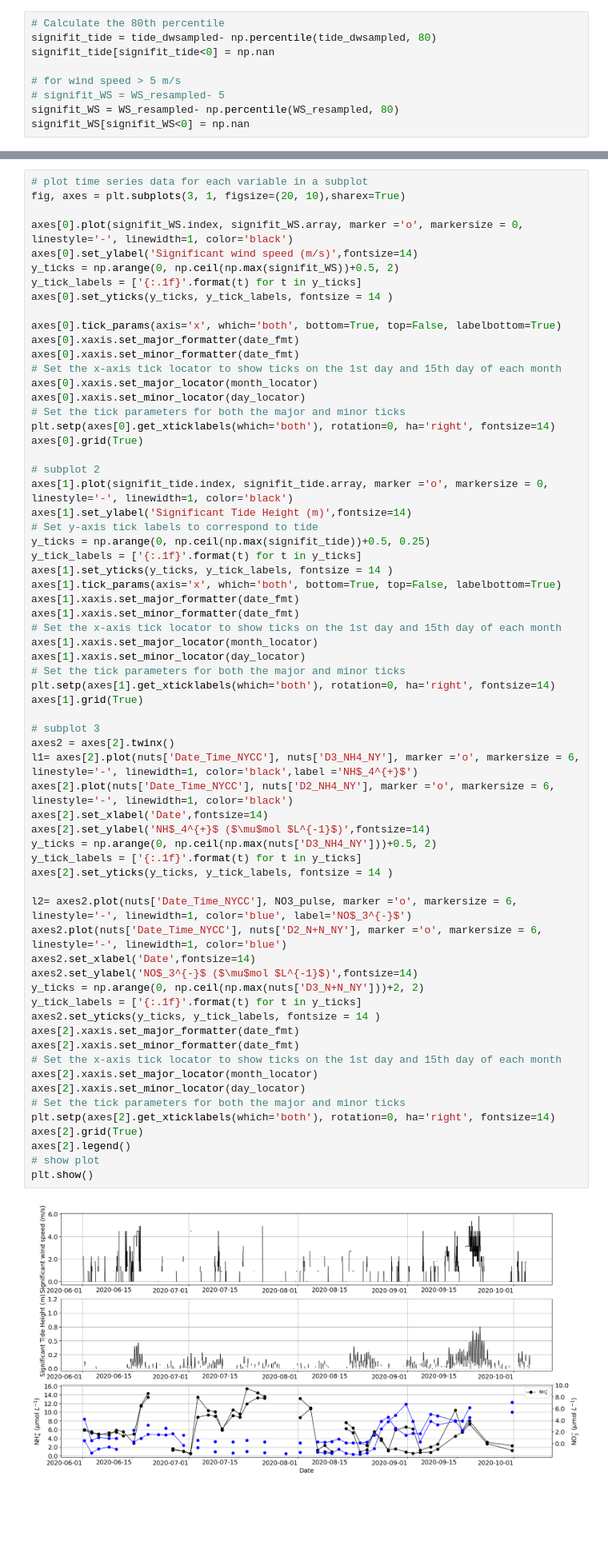
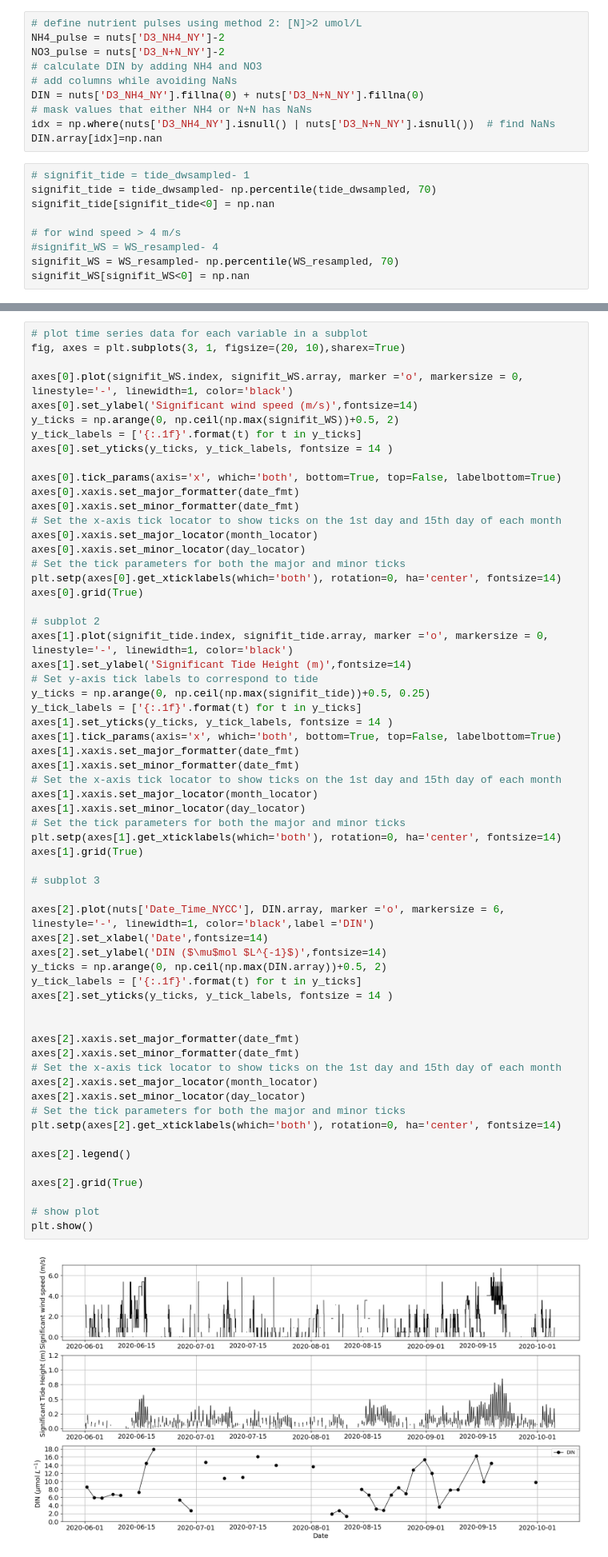
Before and after one commit to Zhu-Yifan/Lafayette_River_Time_Series_Analysis, a Jupyter notebook: notebooks/Wind_Tide_Nutrient_Part01_EDA.ipynb, the cells around one changed output, grey strips where cells are left out. Shown at 80% size. Cells and saved outputs as stored; diff of their text form; blank space fills up the shorter version.

Commit message:
Wind_Tide_Nutrient_EDA

```diff
--- a/notebooks/Wind_Tide_Nutrient_Part01_EDA.ipynb
+++ b/notebooks/Wind_Tide_Nutrient_Part01_EDA.ipynb
@@ -205,9 +295,19 @@ Pearson correlation coefficient between wind direction and tide height: -0.16612
+# %%
+# define nutrient pulses using method 2: [N]>2 umol/L
+NH4_pulse = nuts['D3_NH4_NY']-2
+NO3_pulse = nuts['D3_N+N_NY']-2
+# calculate DIN by adding NH4 and NO3
+# add columns while avoiding NaNs
+DIN = nuts['D3_NH4_NY'].fillna(0) + nuts['D3_N+N_NY'].fillna(0)
+# mask values that either NH4 or N+N has NaNs
+idx = np.where(nuts['D3_NH4_NY'].isnull() | nuts['D3_N+N_NY'].isnull())  # find NaNs
+DIN.array[idx]=np.nan
 # %%
-# Calculate the 80th percentile
-signifit_tide = tide_dwsampled- np.percentile(tide_dwsampled, 80)
+# signifit_tide = tide_dwsampled- 1
+signifit_tide = tide_dwsampled- np.percentile(tide_dwsampled, 70)
 signifit_tide[signifit_tide<0] = np.nan
 
-# for wind speed > 5 m/s
-# signifit_WS = WS_resampled- 5
-signifit_WS = WS_resampled- np.percentile(WS_resampled, 80)
+# for wind speed > 4 m/s
+#signifit_WS = WS_resampled- 4
+signifit_WS = WS_resampled- np.percentile(WS_resampled, 70)
 signifit_WS[signifit_WS<0] = np.nan
@@ -237,53 +328,49 @@ axes[0].xaxis.set_minor_formatter(date_fmt)
 axes[0].xaxis.set_major_locator(month_locator)
 axes[0].xaxis.set_minor_locator(day_locator)
 # Set the tick parameters for both the major and minor ticks
-plt.setp(axes[0].get_xticklabels(which='both'), rotation=0, ha='right', fontsize=14)
+plt.setp(axes[0].get_xticklabels(which='both'), rotation=0, ha='center', fontsize=14)
 axes[0].grid(True)
 
 # subplot 2
 axes[1].plot(signifit_tide.index, signifit_tide.array, marker ='o', markersize = 0, linestyle='-', linewidth=1, color='black')
 axes[1].set_ylabel('Significant Tide Height (m)',fontsize=14)
 # Set y-axis tick labels to correspond to tide
 y_ticks = np.arange(0, np.ceil(np.max(signifit_tide))+0.5, 0.25)
 y_tick_labels = ['{:.1f}'.format(t) for t in y_ticks]
 axes[1].set_yticks(y_ticks, y_tick_labels, fontsize = 14 )
 axes[1].tick_params(axis='x', which='both', bottom=True, top=False, labelbottom=True)
 axes[1].xaxis.set_major_formatter(date_fmt)
 axes[1].xaxis.set_minor_formatter(date_fmt)
 # Set the x-axis tick locator to show ticks on the 1st day and 15th day of each month
 axes[1].xaxis.set_major_locator(month_locator)
 axes[1].xaxis.set_minor_locator(day_locator)
 # Set the tick parameters for both the major and minor ticks
-plt.setp(axes[1].get_xticklabels(which='both'), rotation=0, ha='right', fontsize=14)
+plt.setp(axes[1].get_xticklabels(which='both'), rotation=0, ha='center', fontsize=14)
 axes[1].grid(True)
 
 # subplot 3
-axes2 = axes[2].twinx()
-l1= axes[2].plot(nuts['Date_Time_NYCC'], nuts['D3_NH4_NY'], marker ='o', markersize = 6, linestyle='-', linewidth=1, color='black',label ='NH$_4^{+}$')
-axes[2].plot(nuts['Date_Time_NYCC'], nuts['D2_NH4_NY'], marker ='o', markersize = 6, linestyle='-', linewidth=1, color='black')
+
+axes[2].plot(nuts['Date_Time_NYCC'], DIN.array, marker ='o', markersize = 6, linestyle='-', linewidth=1, color='black',label ='DIN')
 axes[2].set_xlabel('Date',fontsize=14)
-axes[2].set_ylabel('NH$_4^{+}$ ($\mu$mol $L^{-1}$)',fontsize=14)
-y_ticks = np.arange(0, np.ceil(np.max(nuts['D3_NH4_NY']))+0.5, 2)
+axes[2].set_ylabel('DIN ($\mu$mol $L^{-1}$)',fontsize=14)
+y_ticks = np.arange(0, np.ceil(np.max(DIN.array))+0.5, 2)
 y_tick_labels = ['{:.1f}'.format(t) for t in y_ticks]
 axes[2].set_yticks(y_ticks, y_tick_labels, fontsize = 14 )
 
-l2= axes2.plot(nuts['Date_Time_NYCC'], NO3_pulse, marker ='o', markersize = 6, linestyle='-', linewidth=1, color='blue', label='NO$_3^{-}$')
-axes2.plot(nuts['Date_Time_NYCC'], nuts['D2_N+N_NY'], marker ='o', markersize = 6, linestyle='-', linewidth=1, color='blue')
-axes2.set_xlabel('Date',fontsize=14)
-axes2.set_ylabel('NO$_3^{-}$ ($\mu$mol $L^{-1}$)',fontsize=14)
-y_ticks = np.arange(0, np.ceil(np.max(nuts['D3_N+N_NY']))+2, 2)
-y_tick_labels = ['{:.1f}'.format(t) for t in y_ticks]
-axes2.set_yticks(y_ticks, y_tick_labels, fontsize = 14 )
+
 axes[2].xaxis.set_major_formatter(date_fmt)
 axes[2].xaxis.set_minor_formatter(date_fmt)
 # Set the x-axis tick locator to show ticks on the 1st day and 15th day of each month
 axes[2].xaxis.set_major_locator(month_locator)
 axes[2].xaxis.set_minor_locator(day_locator)
 # Set the tick parameters for both the major and minor ticks
-plt.setp(axes[2].get_xticklabels(which='both'), rotation=0, ha='right', fontsize=14)
+plt.setp(axes[2].get_xticklabels(which='both'), rotation=0, ha='center', fontsize=14)
+
+axes[2].legend()
+
 axes[2].grid(True)
-axes[2].legend()
+
 # show plot
 plt.show()
 # %% [output]
-[figure, old version]
+[figure, new version]
```
Also changed, not shown: parts of 8 cells of this notebook.
